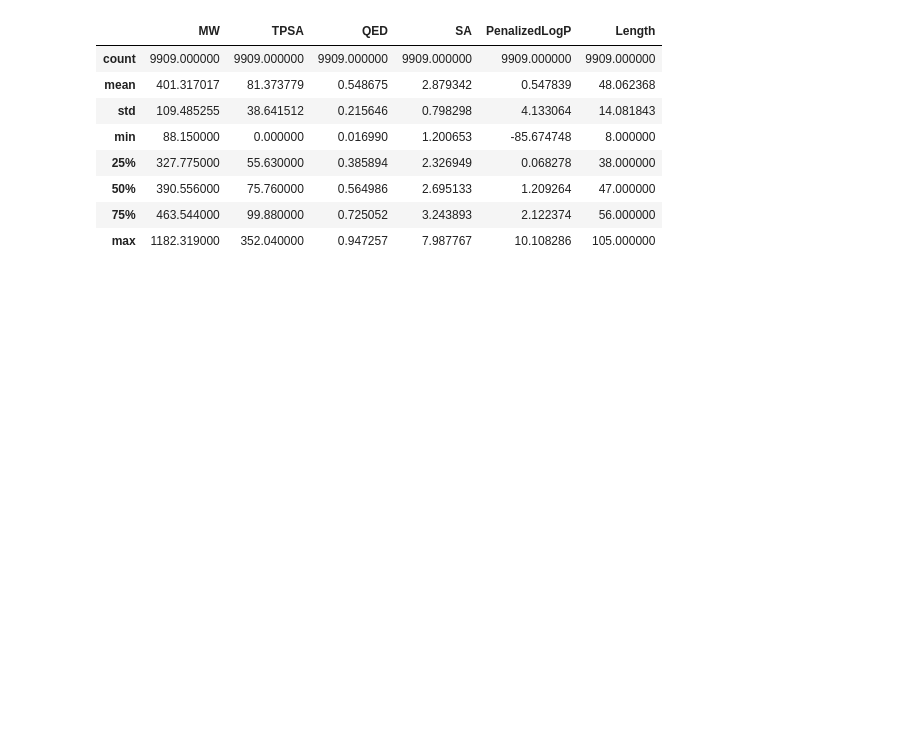
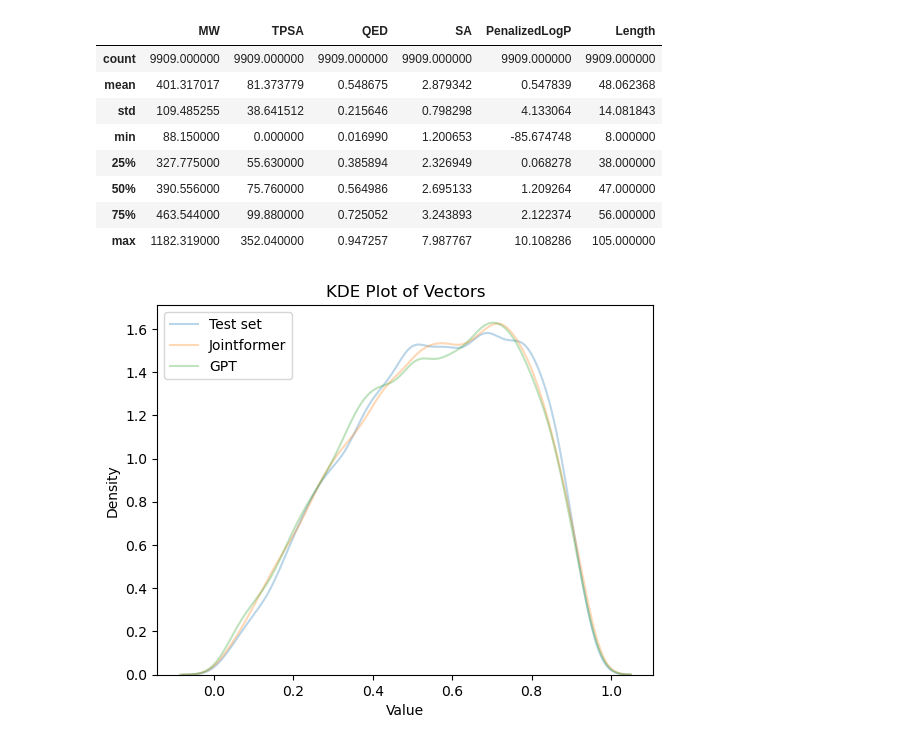
Before and after one commit to szczurek-lab/jointformer, a Jupyter notebook: notebooks/rd_filter.ipynb, the cells around one changed output. Saved outputs shown, nothing was run; the diff lists cells and outputs as text; code cells hidden in the pictures; blank space fills up the shorter version.

```diff
--- a/notebooks/rd_filter.ipynb
+++ b/notebooks/rd_filter.ipynb
@@ -393,7 +369,7 @@ def load_data_for_rd_filtering(
 # Load test molecules
 
 PATH_TO_TEST_DATA = './data/guacamol/test/smiles.txt'
-df_ok, df, df_summary = load_data_for_rd_filtering(PATH_TO_TEST_DATA)
+df_ok, df_test, df_summary = load_data_for_rd_filtering(PATH_TO_TEST_DATA)
 # %% [output]
 5428 of 10000 passed filters 54.3%
 # %%
@@ -412,7 +394,7 @@ df_summary
 # Load test molecules
 
 PATH_TO_JT_DATA = './generated_joint_transformer.smi'
-df_ok, df, df_summary = load_data_for_rd_filtering(PATH_TO_JT_DATA)
+df_ok, df_jf, df_summary = load_data_for_rd_filtering(PATH_TO_JT_DATA)
 # %% [output]
 5329 of 10000 passed filters 53.3%
 # %%
@@ -431,7 +413,7 @@ df_summary
 # Load test molecules
 
 PATH_TO_GPT_DATA = './generated_gpt.smi'
-df_ok, df, df_summary = load_data_for_rd_filtering(PATH_TO_GPT_DATA)
+df_ok, df_gpt, df_summary = load_data_for_rd_filtering(PATH_TO_GPT_DATA)
 # %% [output]
 5317 of 10000 passed filters 53.2%
 # %%
@@ -446,3 +428,30 @@ df_summary
 | 50% | 390.556000 | 75.760000 | 0.564986 | 2.695133 | 1.209264 | 47.000000 |
 | 75% | 463.544000 | 99.880000 | 0.725052 | 3.243893 | 2.122374 | 56.000000 |
 | max | 1182.319000 | 352.040000 | 0.947257 | 7.987767 | 10.108286 | 105.000000 |
+# %%
+qed = [df_test.QED.values, df_jf.QED.values, df_gpt.QED.values]
+import matplotlib.pyplot as plt
+import seaborn as sns
+
+def plot_kde(vectors, labels):
+    # Create a new figure
+    plt.figure()
+
+    # For each vector and corresponding label, plot the KDE
+    for vector, label in zip(vectors, labels):
+        sns.kdeplot(vector, label=label, fill=False, common_norm=False, palette="crest", alpha=.3, linewidth=1.5)
+
+    # Set labels and title
+    plt.xlabel('Value')
+    plt.ylabel('Density')
+    plt.title('KDE Plot of Vectors')
+
+    # Include a legend
+    plt.legend(loc='upper left')
+
+    # Display the plot
+    plt.show()
+
+plot_kde(qed, ['Test set', 'Jointformer', 'GPT'])
+# %% [output]
+[figure, added]
```
Also changed, not shown: parts of 16 cells of this notebook, 24 other files.
